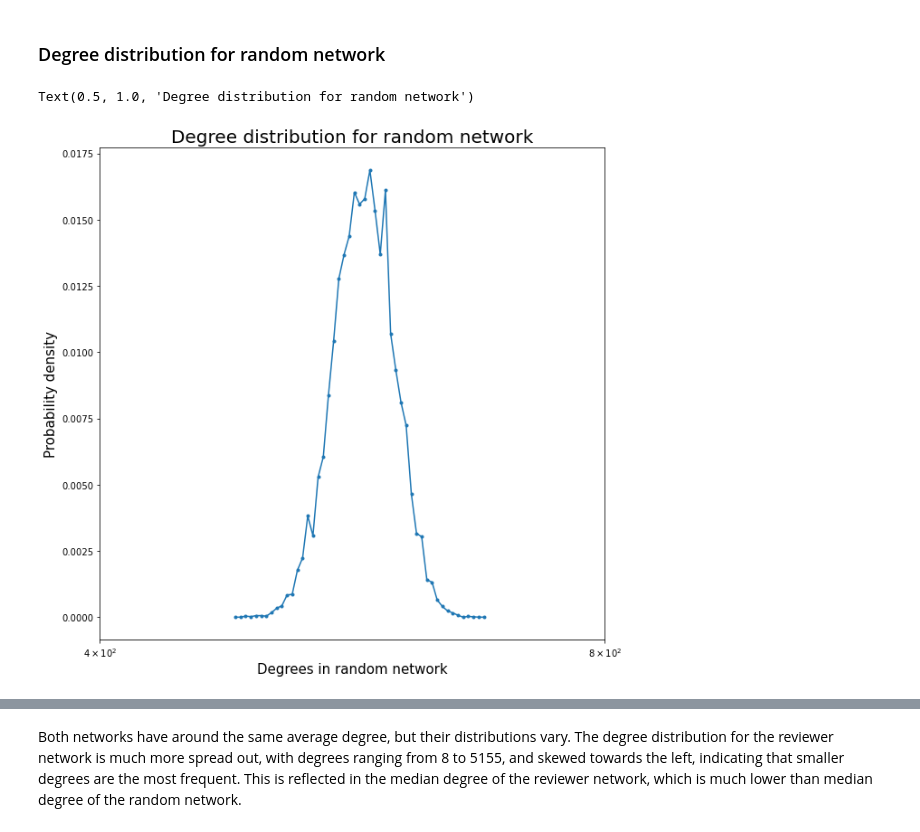
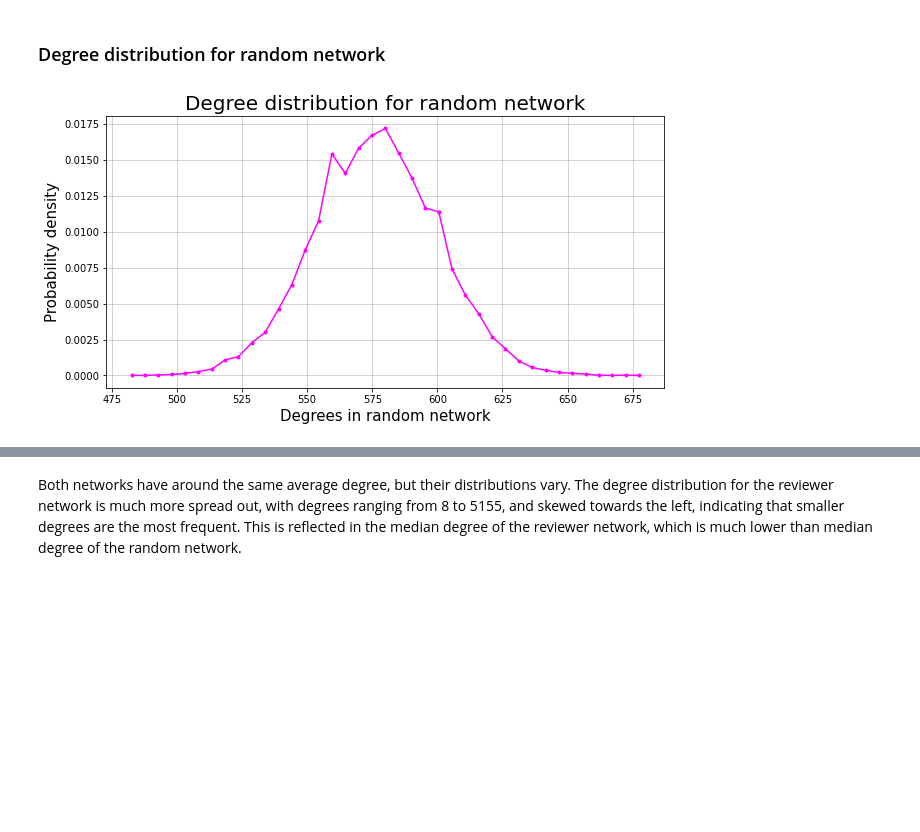
Before and after one commit to TECH-yufu/comsocsci2022-project, a Jupyter notebook: Explainer Notebook.ipynb, the cells around one changed output, grey strips where cells are left out. Saved outputs shown, nothing was run; the diff lists cells and outputs as text; code cells hidden in the pictures; blank space fills up the shorter version.

```diff
--- a/Explainer Notebook.ipynb
+++ b/Explainer Notebook.ipynb
@@ -655,7 +671,8 @@ Text(0.5, 1.0, 'Degree distribution for reviewer network')
 # %% [markdown]
 ### Degree distribution for random network
 # %%
-bins = np.logspace(np.log10(480), np.log10(680), 50) # logarithmic binning
+# bins = np.logspace(np.log10(480), np.log10(680), 50) # logarithmic binning
+bins = np.linspace(480, 680, 40) # linear binning
 # make histogram
 hist, edges = np.histogram([i[1] for i in randomG.degree], bins=bins, density=True)
 # make midpoints and width
@@ -663,17 +680,14 @@ x = (edges[1:] + edges[:-1]) / 2
 width = bins[1]-bins[0]
 # %%
 # plot histogram
-fig,ax = plt.subplots(figsize=(10,10))
-plt.plot(x, hist, marker=".")
+fig,ax = plt.subplots(figsize=(10,5))
+plt.plot(x, hist, marker=".", color='magenta')
 ax.set_xlabel("Degrees in random network", size=15)
 ax.set_ylabel("Probability density", size=15)
-ax.set_xscale("symlog")
-ax.set_xticks([4e2, 8e2])
 ax.set_title("Degree distribution for random network", size=20)
-# ax.set_yscale("symlog")
+ax.grid(alpha=0.7)
 # %% [output]
-Text(0.5, 1.0, 'Degree distribution for random network')
-[figure, old version]
+[figure, new version]
 # %%
 print("The average degree for the reviewer network is:", np.mean(list(dict(G.degree()).values())))
 print("The average degree for the random network is:", np.mean(list(dict(randomG.degree()).values())))
```
Also changed, not shown: parts of 26 cells of this notebook.
